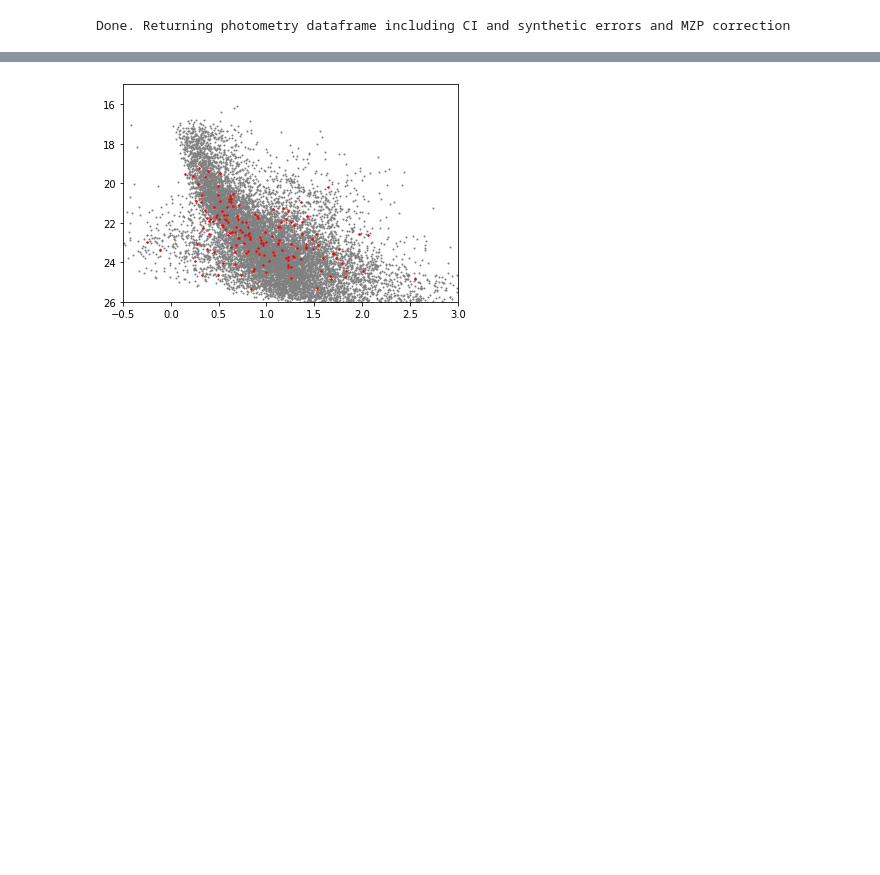
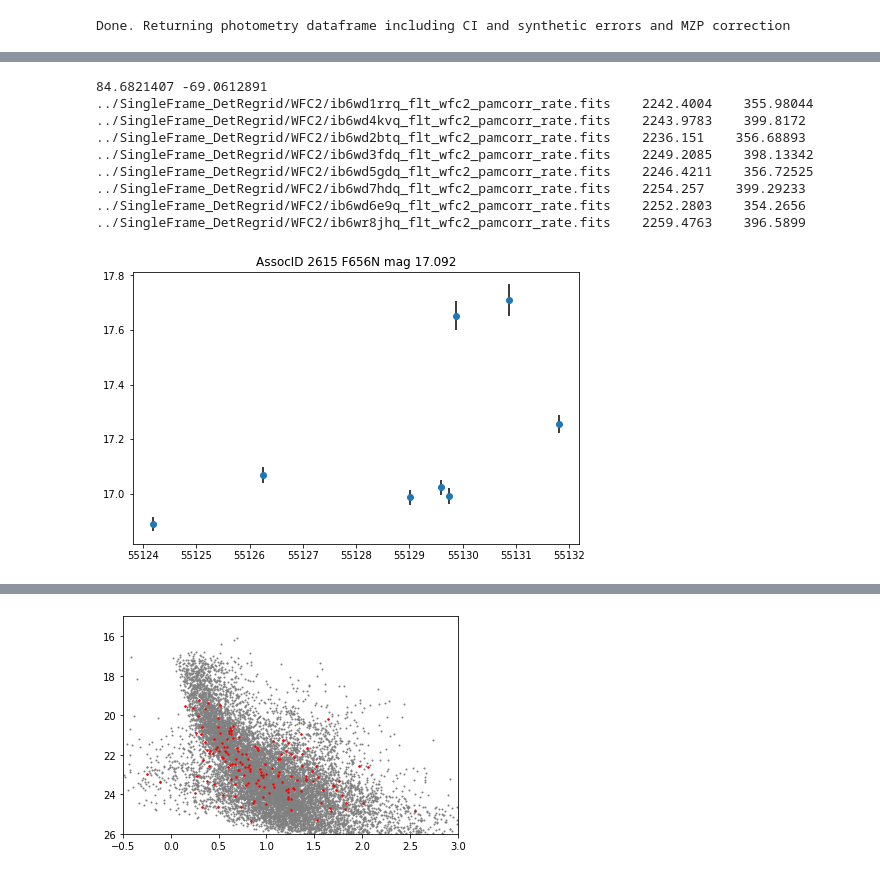
Before and after one commit to LuukOudshoorn25/HubbleVariableStars, a Jupyter notebook: SExtractor/Analysis/SExtractor Analysis.ipynb, the cells around one changed output, grey strips where cells are left out. Saved outputs shown, nothing was run; the diff lists cells and outputs as text; code cells hidden in the pictures; blank space fills up the shorter version.

```diff
--- a/SExtractor/Analysis/SExtractor Analysis.ipynb
+++ b/SExtractor/Analysis/SExtractor Analysis.ipynb
@@ -744,0 +767,13 @@ plt.show()
+# %%
+Analyzer.inspect(2615, 'F656N')
+# %% [output]
+84.6821407 -69.0612891
+../SingleFrame_DetRegrid/WFC2/ib6wd1rrq_flt_wfc2_pamcorr_rate.fits    2242.4004    355.98044
+../SingleFrame_DetRegrid/WFC2/ib6wd4kvq_flt_wfc2_pamcorr_rate.fits    2243.9783    399.8172
+../SingleFrame_DetRegrid/WFC2/ib6wd2btq_flt_wfc2_pamcorr_rate.fits    2236.151    356.68893
+../SingleFrame_DetRegrid/WFC2/ib6wd3fdq_flt_wfc2_pamcorr_rate.fits    2249.2085    398.13342
+../SingleFrame_DetRegrid/WFC2/ib6wd5gdq_flt_wfc2_pamcorr_rate.fits    2246.4211    356.72525
+../SingleFrame_DetRegrid/WFC2/ib6wd7hdq_flt_wfc2_pamcorr_rate.fits    2254.257    399.29233
+../SingleFrame_DetRegrid/WFC2/ib6wd6e9q_flt_wfc2_pamcorr_rate.fits    2252.2803    354.2656
+../SingleFrame_DetRegrid/WFC2/ib6wr8jhq_flt_wfc2_pamcorr_rate.fits    2259.4763    396.5899
+[figure, added]
```
Also changed, not shown: parts of 12 cells of this notebook.
